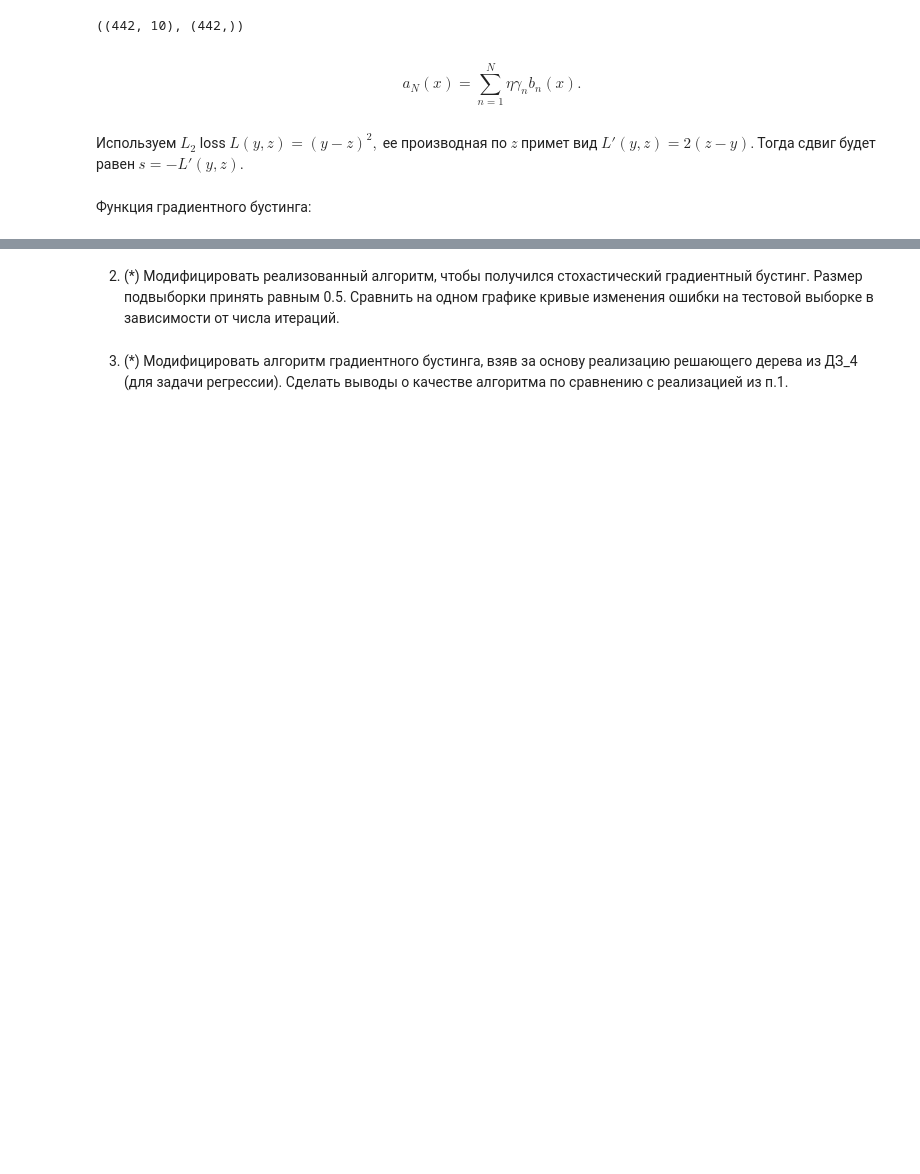
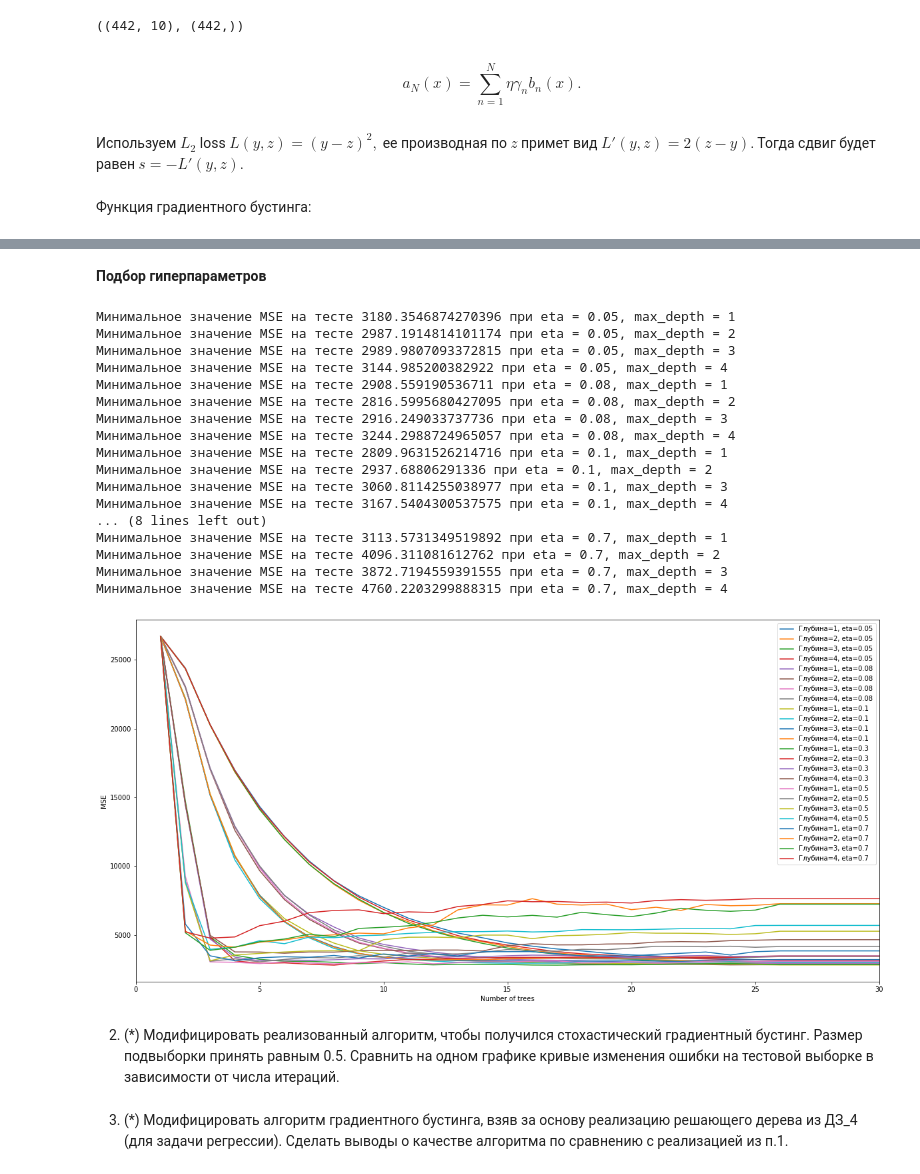
Before and after one commit to adurzin/Algoritms, a Jupyter notebook: HW_lesson_6.ipynb, the cells around one changed output, grey strips where cells are left out. Cells and saved outputs as stored; diff of their text form; code cells hidden in the pictures; blank space fills up the shorter version.

```diff
--- a/HW_lesson_6.ipynb
+++ b/HW_lesson_6.ipynb
@@ -62,3 +145,38 @@ def gb_fit(n_trees, max_depth, X_train, X_test, y_train, y_test, coefs, eta):
+# %% [markdown]
+**Подбор гиперпараметров**
+# %%
+a = [0.05, 0.08, 0.1, 0.3, 0.5, 0.7]
+# %%
+plt.figure(figsize=(20, 10))
+n_trees = 30
+for eta in a:
+    for max_depth in np.arange(1, 5):
+        plt.xlabel('Number of trees')
+        plt.ylabel('MSE')
+        plt.xlim(0, n_trees)
+        trees, train_errors, test_errors = gb_fit(n_trees, max_depth, X_train, X_test, y_train, y_test, coefs, eta)
+        plt.plot(list(range(1, n_trees+1)), test_errors, label=f'Глубина={max_depth}, eta={eta}')
+        plt.legend(loc='upper right')
+        print(f'Минимальное значение МSE на тесте {min(test_errors)} при eta = {eta}, max_depth = {max_depth}')
+# %% [output]
+Минимальное значение МSE на тесте 3180.3546874270396 при eta = 0.05, max_depth = 1
+Минимальное значение МSE на тесте 2987.1914814101174 при eta = 0.05, max_depth = 2
+Минимальное значение МSE на тесте 2989.9807093372815 при eta = 0.05, max_depth = 3
+Минимальное значение МSE на тесте 3144.985200382922 при eta = 0.05, max_depth = 4
+Минимальное значение МSE на тесте 2908.559190536711 при eta = 0.08, max_depth = 1
+Минимальное значение МSE на тесте 2816.5995680427095 при eta = 0.08, max_depth = 2
+Минимальное значение МSE на тесте 2916.249033737736 при eta = 0.08, max_depth = 3
+Минимальное значение МSE на тесте 3244.2988724965057 при eta = 0.08, max_depth = 4
+Минимальное значение МSE на тесте 2809.9631526214716 при eta = 0.1, max_depth = 1
+Минимальное значение МSE на тесте 2937.68806291336 при eta = 0.1, max_depth = 2
+Минимальное значение МSE на тесте 3060.8114255038977 при eta = 0.1, max_depth = 3
+Минимальное значение МSE на тесте 3167.5404300537575 при eta = 0.1, max_depth = 4
+... (8 lines left out)
+Минимальное значение МSE на тесте 3113.5731349519892 при eta = 0.7, max_depth = 1
+Минимальное значение МSE на тесте 4096.311081612762 при eta = 0.7, max_depth = 2
+Минимальное значение МSE на тесте 3872.7194559391555 при eta = 0.7, max_depth = 3
+Минимальное значение МSE на тесте 4760.2203299888315 при eta = 0.7, max_depth = 4
+[figure, added]
 # %% [markdown]
 2. (\*) Модифицировать реализованный алгоритм, чтобы получился стохастический градиентный бустинг. Размер подвыборки принять равным 0.5.    Сравнить на одном графике кривые  изменения ошибки на тестовой выборке в зависимости от  числа итераций.
 # %% [markdown]
```
Also changed, not shown: parts of 11 cells of this notebook, 1 other file.
